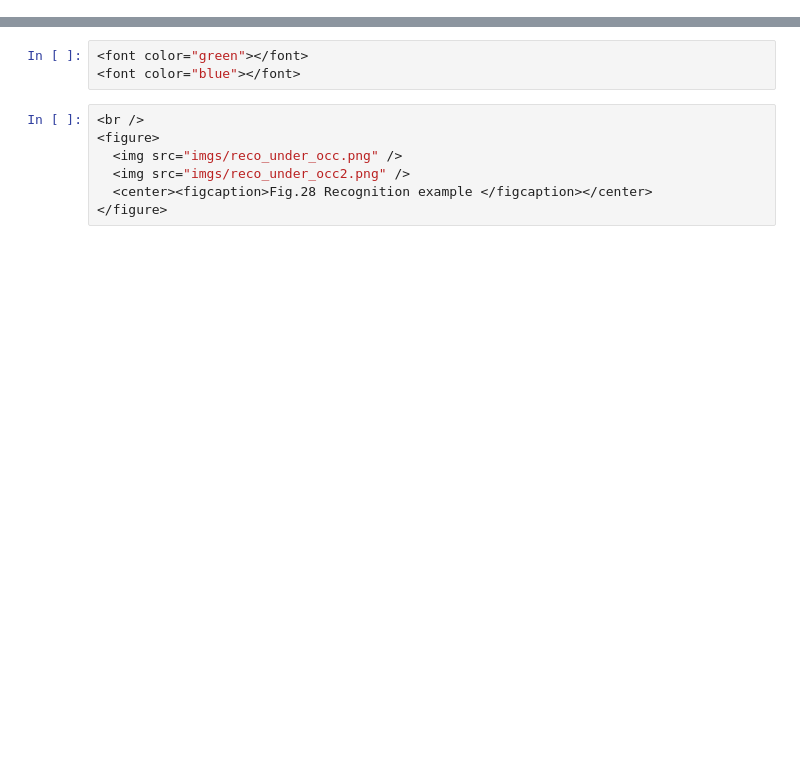
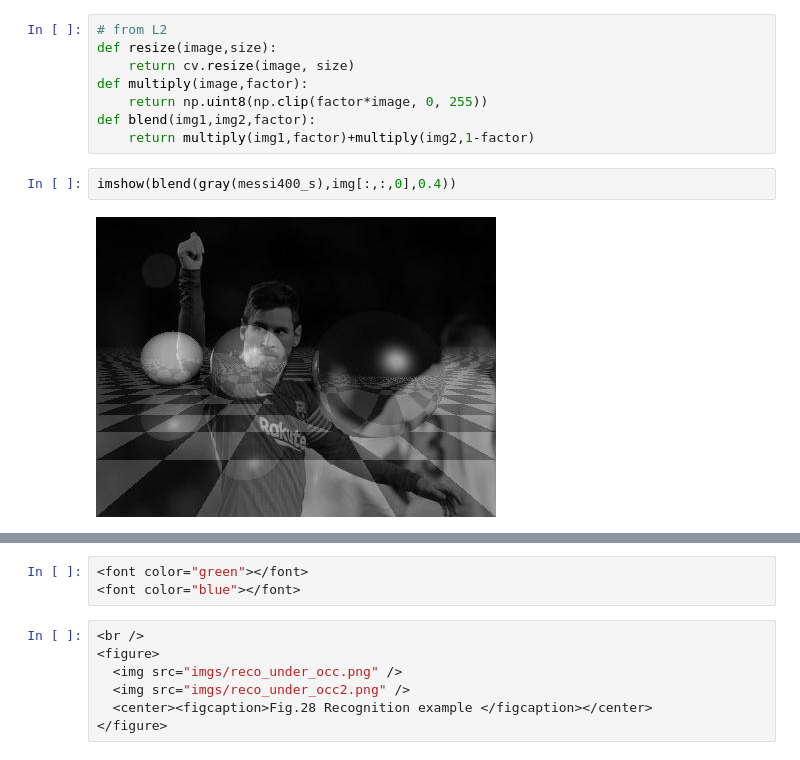
Before and after one commit to jalalirs/Introduction-to-Computer-Vision, a Jupyter notebook: L5/L5.ipynb, the cells around one changed output, grey strips where cells are left out. Saved outputs shown, nothing was run; the diff lists cells and outputs as text; blank space fills up the shorter version.

```diff
--- a/L5/L5.ipynb
+++ b/L5/L5.ipynb
@@ -297,0 +526,12 @@ The BRDF of many surfaces can be approximated by:
+# %%
+# from L2
+def resize(image,size):
+    return cv.resize(image, size)
+def multiply(image,factor):
+    return np.uint8(np.clip(factor*image, 0, 255))
+def blend(img1,img2,factor):
+    return multiply(img1,factor)+multiply(img2,1-factor)
+# %%
+imshow(blend(gray(messi400_s),img[:,:,0],0.4))
+# %% [output]
+[figure, added]
```
Also changed, not shown: parts of 9 cells of this notebook, 1 other file.
